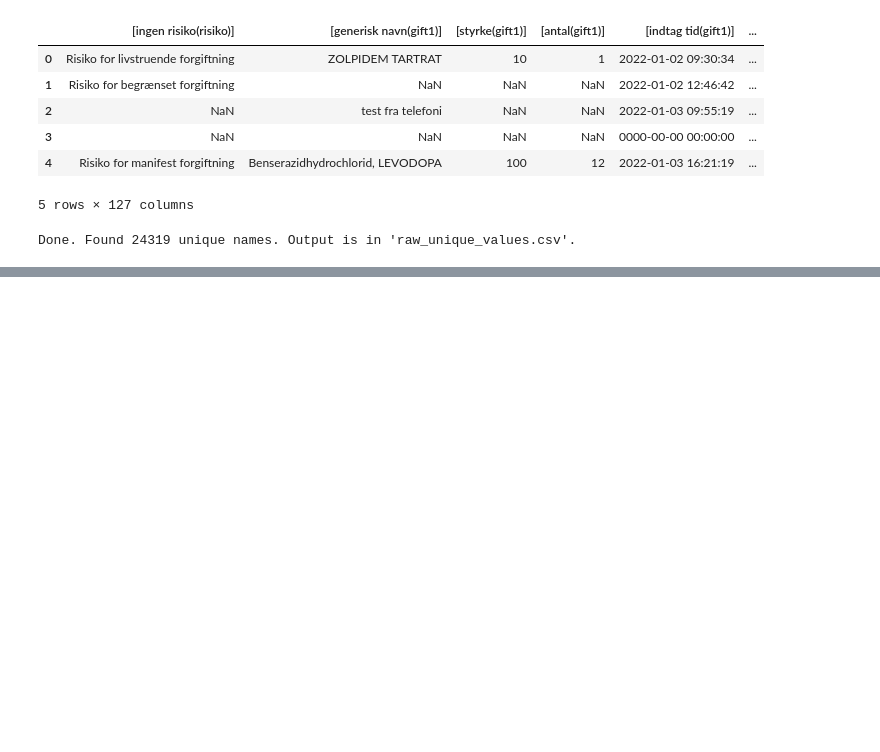
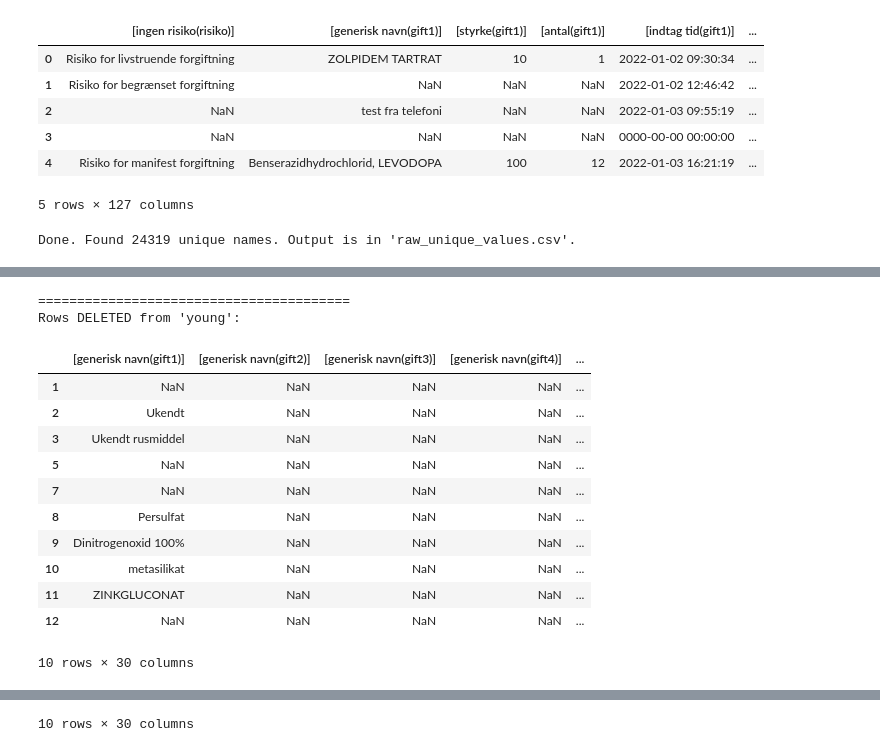
Before and after one commit to dana-mae/medical-poisoning, a Jupyter notebook: poisoning elimination conversion to MED.ipynb, the cells around one changed output, grey strips where cells are left out. Cells and saved outputs as stored; diff of their text form; code cells hidden in the pictures; blank space fills up the shorter version.

Commit message:
we possibly have all the medicines

```diff
--- a/poisoning elimination conversion to MED.ipynb
+++ b/poisoning elimination conversion to MED.ipynb
@@ -519,0 +423,20 @@ All medicines matched! No losses or extras.
+# %%
+# Removing manufacturer from know_medicines_in_categories
+import re
+
+def remove_manufacturer(entry):
+    # Remove patterns like ' \some-company\"', handling possible double-quotes and backslashes
+    return re.sub(r'\s*\\[^\\]*\\"', '', entry).strip()
+
+medicines_without_manufacturer = {}
+
+for category, medicines in know_medicines_in_categories.items():
+    cleaned_entries = set()
+    for medicine in medicines:
+        cleaned_entries.add(remove_manufacturer(medicine))
+    medicines_without_manufacturer[category] = cleaned_entries
+
+# Example: print out the cleaned dict for one category
+from pprint import pprint
+
+pprint(medicines_without_manufacturer)
@@ -519,0 +545,59 @@ All medicines matched! No losses or extras.
+# %%
+# Filtering and removing rows without medicines present
+import re
+
+# --- 1. Get the list of all allowed starts (union of all sets) ---
+meds_set = set()
+for v in medicines_without_manufacturer.values():
+    meds_set.update([s.lower() for s in v])
+# Sort by length desc so longer matches are checked first (prevents e.g. 'paracetamol' before 'paracetamol apotex')
+meds_list = sorted(meds_set, key=len, reverse=True)
+
+# For regex, escape possible problematic patterns
+meds_regex = re.compile(r'^(' + '|'.join(re.escape(med) for med in meds_list) + r')\b')
+
+generisk_cols = [f'[generisk navn(gift{i})]'.lower() for i in range(1, 16)]
+navn_cols = [f'[navn(gift{i})]'.lower() for i in range(1, 16)]
+
+def row_has_valid_medicine(row):
+    for col in generisk_cols + navn_cols:
+        # Some entries might be NaN
+        entry = row[col]
+        if pd.isna(entry):
+            continue
+        entry_lower = str(entry).strip().lower()
+        if meds_regex.match(entry_lower):
+            return True
+    return False
+
+# --- 2. Apply filter to 'young' and 'old', and print a preview of excluded rows ---
+
+def filter_dataframe_and_preview(df, label):
+    keep_mask = df.apply(row_has_valid_medicine, axis=1)
+    filtered = df[keep_mask]
+    dropped = df[~keep_mask]
+    print(f"\n{'='*40}\nRows DELETED from '{label}':")
+    # Show up to 10 dropped rows, printing the medicine columns for review
+    display(dropped[generisk_cols + navn_cols].head(10))
+    print(f"\nTotal rows kept: {filtered.shape[0]}, dropped: {dropped.shape[0]}")
+    return filtered
+
+young_filtered = filter_dataframe_and_preview(young, 'young')
+old_filtered = filter_dataframe_and_preview(old, 'old')
+
+# Now you have 'young_filtered' and 'old_filtered' as your filtered data.
+# %% [output]
+========================================
+Rows DELETED from 'young':
+|  | [generisk navn(gift1)] | [generisk navn(gift2)] | [generisk navn(gift3)] | [generisk navn(gift4)] | ... |
+| 1 | NaN | NaN | NaN | NaN | ... |
+| 2 | Ukendt | NaN | NaN | NaN | ... |
+| 3 | Ukendt rusmiddel | NaN | NaN | NaN | ... |
+| 5 | NaN | NaN | NaN | NaN | ... |
+| 7 | NaN | NaN | NaN | NaN | ... |
+| 8 | Persulfat | NaN | NaN | NaN | ... |
+| 9 | Dinitrogenoxid 100% | NaN | NaN | NaN | ... |
+| 10 | metasilikat | NaN | NaN | NaN | ... |
+| 11 | ZINKGLUCONAT | NaN | NaN | NaN | ... |
+| 12 | NaN | NaN | NaN | NaN | ... |
+10 rows × 30 columns
@@ -519,0 +619 @@ All medicines matched! No losses or extras.
+10 rows × 30 columns
```
Also changed, not shown: parts of 7 cells of this notebook.
